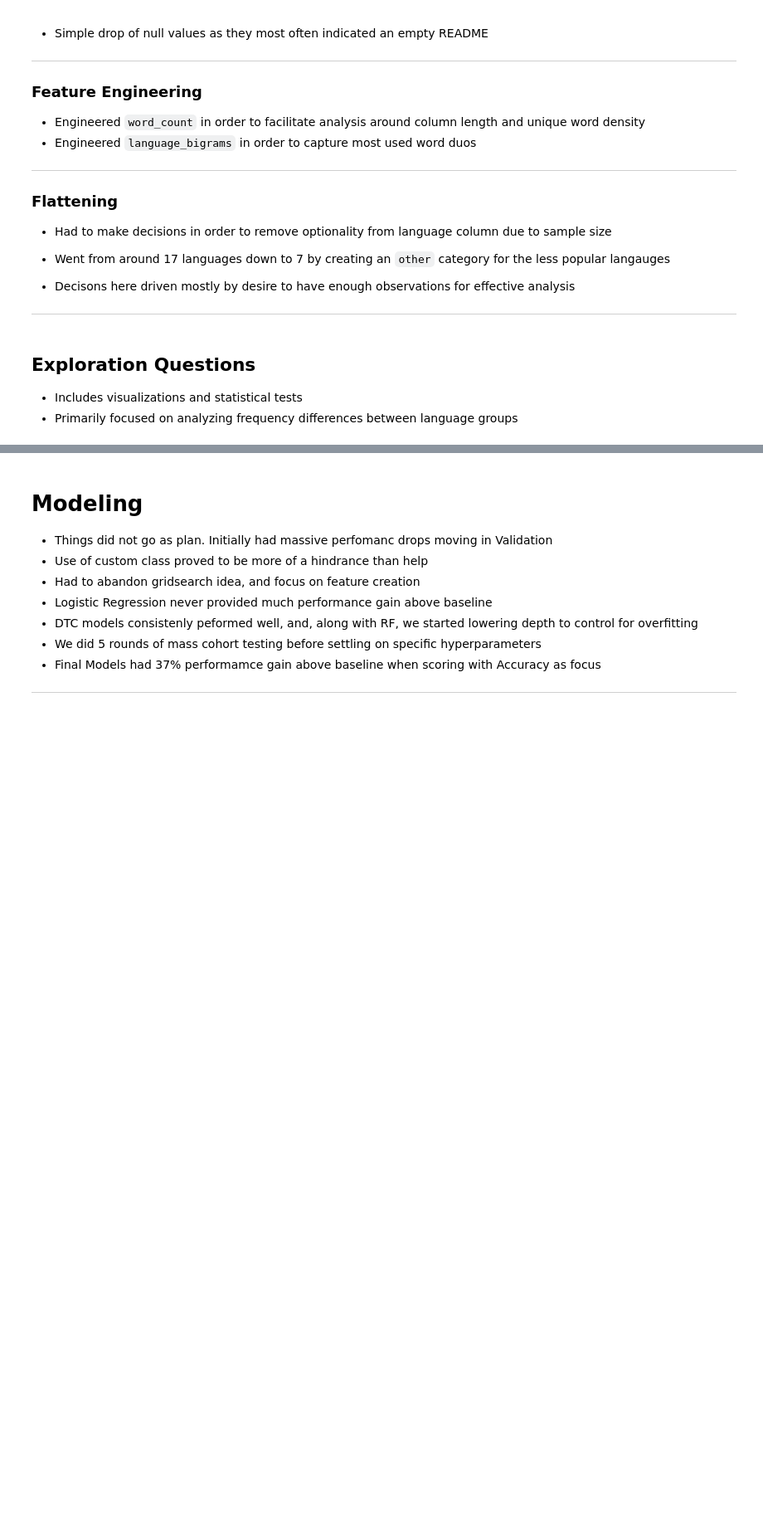
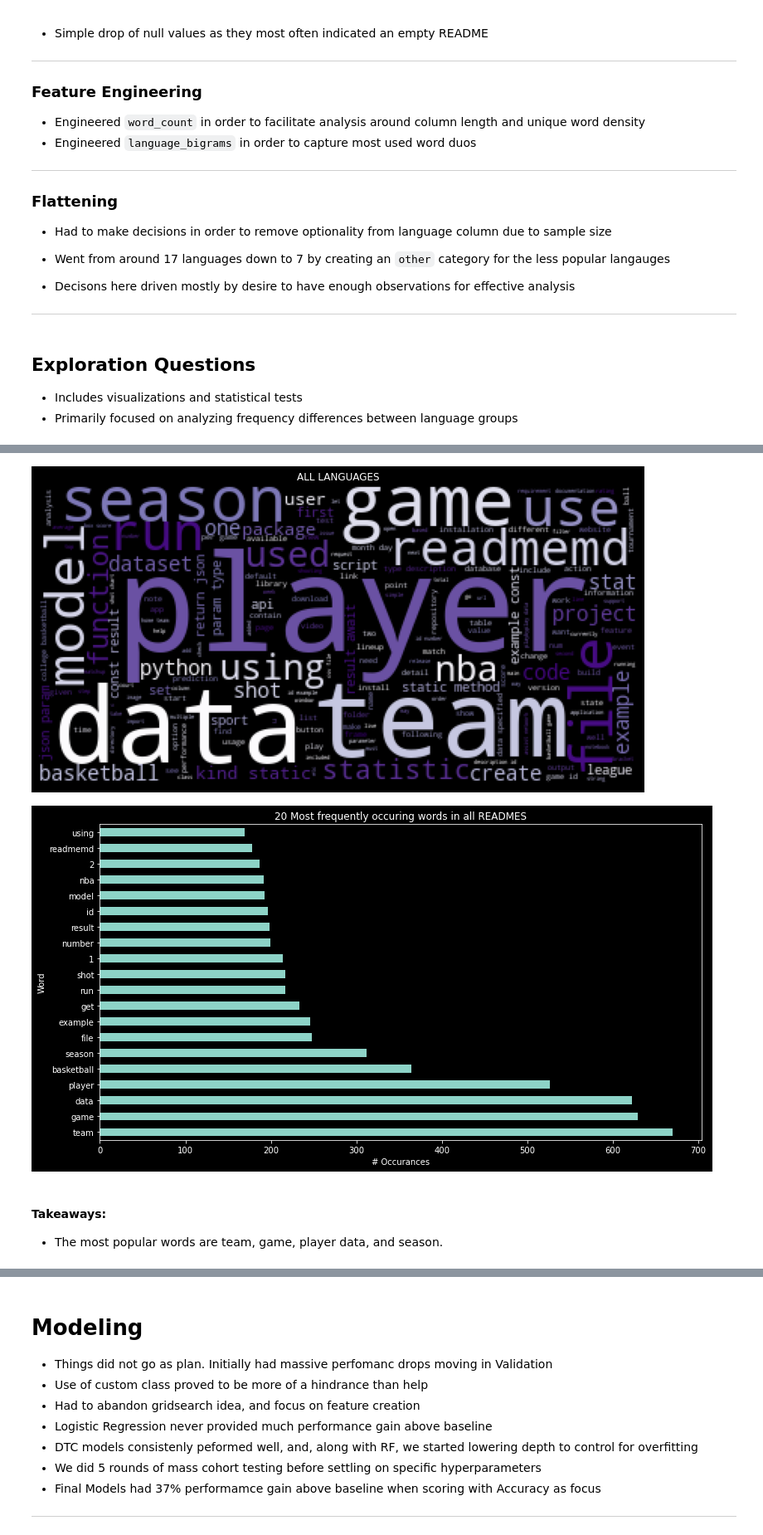
Before and after one commit to double-vincent/nlp_project, a Jupyter notebook: final_report.ipynb, the cells around one changed output, grey strips where cells are left out. Shown at 83% size. Cells and saved outputs as stored; diff of their text form; code cells hidden in the pictures; blank space fills up the shorter version.

```diff
--- a/final_report.ipynb
+++ b/final_report.ipynb
@@ -52 +90,47 @@ df = wrangle.prep_text(df)
+# %%
+java_words, python_words, html_words, other_words, all_words, java_freq, python_freq, html_freq, other_freq, all_freq, word_counts = get_words_and_freq()
+# %%
+#created class in order to facilitate bigram and trigram creation
+class code_language:
+  def __init__(self, words, label:str):
+    self.words = words
+    self.label = label
+    self.unique_to_language = set()
+
+  def whole_words(self):
+    return pd.Series(self.words.split())
+
+  def word_counts(self):
+    return pd.Series(self.words.split()).value_counts()
+
+  def unique_words(self):
+    return set(pd.Series(self.whole_words().unique()))
+
+  def bigrams(self):
+    return pd.Series(list(nltk.bigrams(self.words.split())))
+
+  def trigrams(self):
+    return pd.Series(list(nltk.ngrams(self.words.split(), 3)))
+
+  def readme_count(self):
+    return df[df.language == self.label].word_count.count()
+# %%
+all_ = code_language(words=' '.join(df.lemmatized), label='all languages')
+# %%
+img = WordCloud(background_color='black',colormap='Purples').generate(' '.join(all_words))
+plt.imshow(img)
+plt.axis('off')
+plt.title(all_.label.upper())
+plt.show()
+all_freq.head(20).plot.barh()
+plt.title('20 Most frequently occuring words in all READMES')
+plt.ylabel('Word')
+plt.xlabel('# Occurances')
+plt.show()
+# %% [output]
+[figure, added]
+[figure, added]
+# %% [markdown]
+#### Takeaways:
+- The most popular words are team, game, player data, and season.
 # %% [markdown]
```
Also changed, not shown: parts of 25 cells of this notebook.
